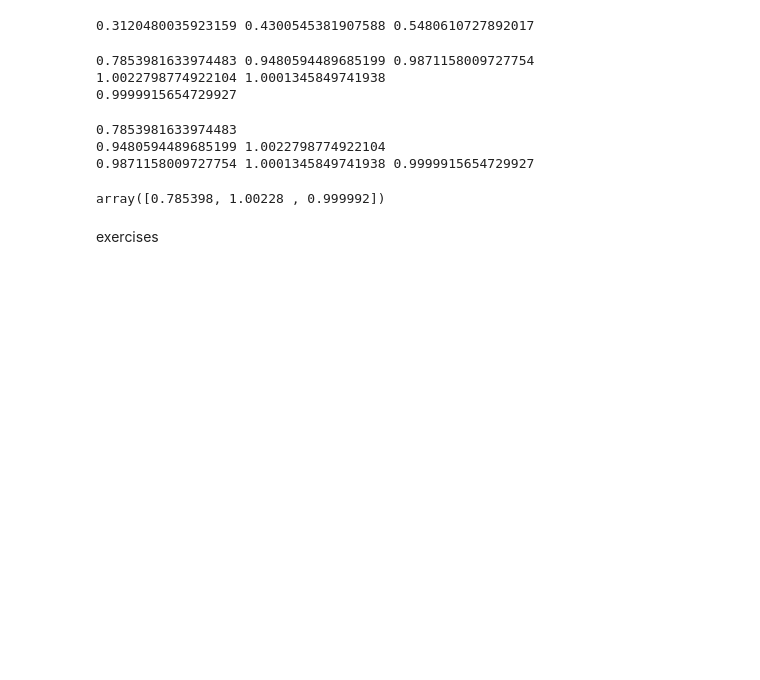
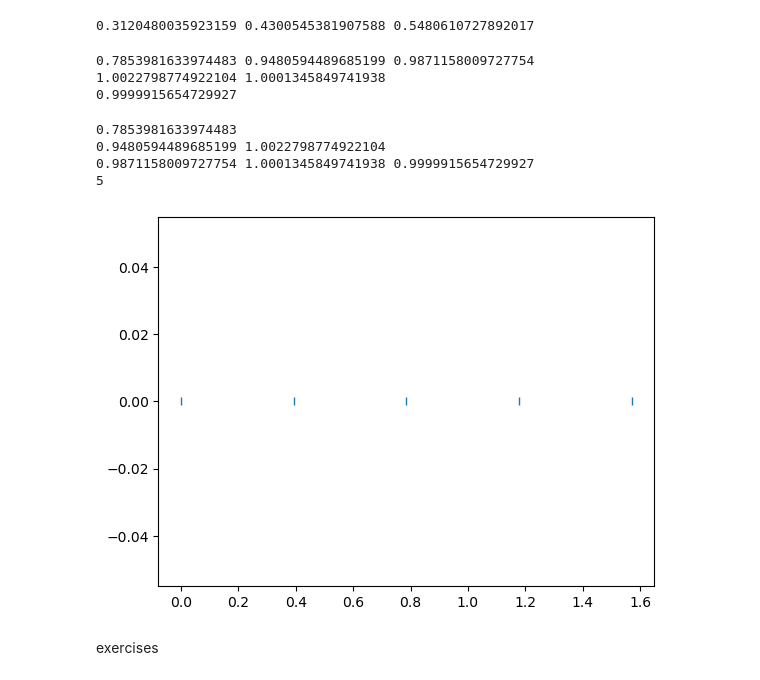
Before and after one commit to Chris0325/scientific_computing, a Jupyter notebook: chapter_8.ipynb, the cells around one changed output. Drawn from its saved outputs; the diff is of its cells as text; code cells hidden in the pictures; blank space fills up the shorter version.

```diff
--- a/chapter_8.ipynb
+++ b/chapter_8.ipynb
@@ -246,7 +249,7 @@ p, r, q = 2, 4, 2
 
 def composite(f, a, b, k, quad):
     xs = np.linspace(a, b, k+1)
-    return quad(f, xs[:-1], xs[1:]).sum()
+    return sum(quad(f, a, b) for a, b in zip(xs[:-1], xs[1:]))
 
 
 t00 = composite(np.sin, 0, np.pi / 2, 1, quad=trapezoid)
@@ -265,34 +268,46 @@ print(t22)
 1.0022798774922104 1.0001345849741938
 0.9999915654729927
 # %%
-# caution f is not progressively used
 def romberg(f, a, b, tol=1e-8, depth=10, verbose=False):
+    points.clear()
+
+    @lru_cache()
+    def g(x):
+        return f(x)
 
     @lru_cache()
     def t(i, j):
         # whether extraplating
         if not j:
-            return composite(f, a, b, k=2**i, quad=trapezoid)
+            return composite(g, a, b, k=2**i, quad=trapezoid)
         else:
             return richardson_extrapolation(t(i-1, j-1), t(i, j-1), p=2*j, q=2)
 
 
     for j in range(1, depth+1):
         if np.abs(t(j, j) - t(j-1, j-1)) < tol:
             break
 
     if verbose:
         for i in range(j+1):
             print(' '.join([f'{float(t(i, k))}' for k in range(i+1)]))
     return np.array([t(i, i) for i in range(j+1)])
 
 
-romberg(np.sin, 0, np.pi / 2, tol=1e-10, depth=2, verbose=True)
+def f(x):
+    points.append(x)
+    return np.sin(x)
+
+
+romberg(f, 0, np.pi / 2, tol=1e-10, depth=2, verbose=True)
+plt.plot(points, [0] * len(points), '|')
+print(len(points))
 # %% [output]
 0.7853981633974483
 0.9480594489685199 1.0022798774922104
 0.9871158009727754 1.0001345849741938 0.9999915654729927
+5
-array([0.785398, 1.00228 , 0.999992])
+[figure, added]
 # %% [markdown]
 exercises
 # %%
```
Also changed, not shown: parts of 56 cells of this notebook, 1 other file.
